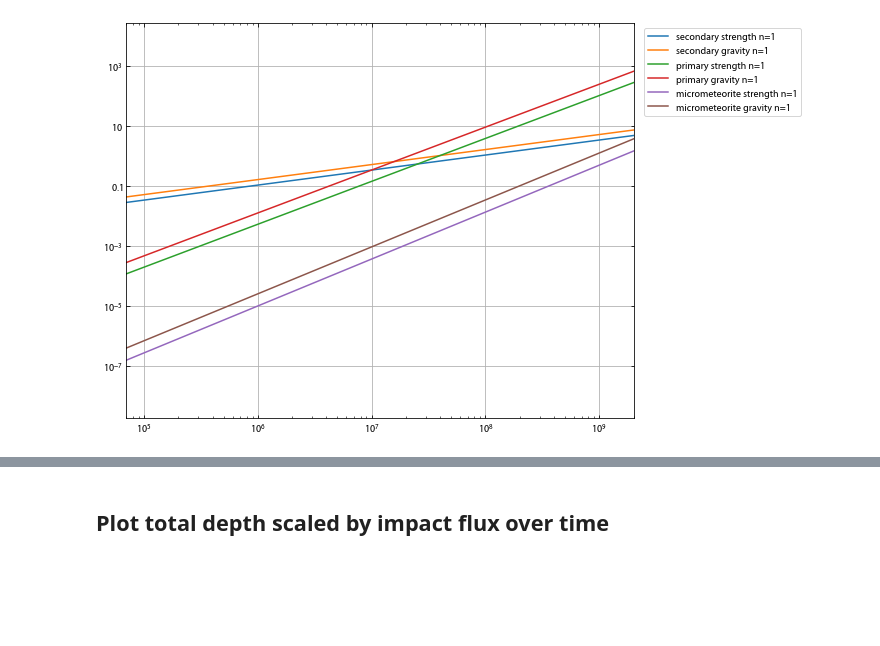
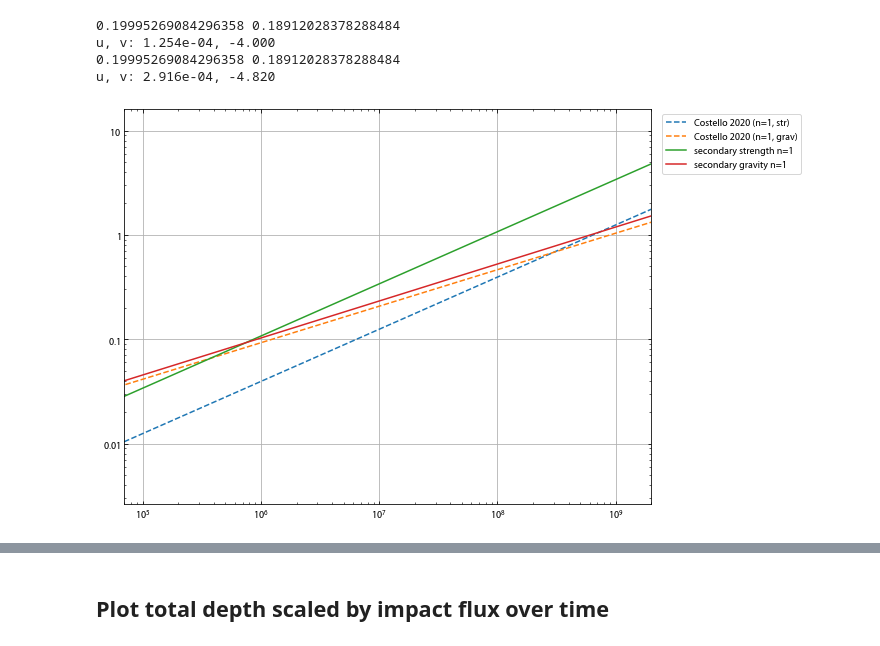
Before and after one commit to cjtu/moonpies, a Jupyter notebook: notebooks/overturn_figs.ipynb, the cells around one changed output, grey strips where cells are left out. Drawn from its saved outputs; the diff is of its cells as text; code cells hidden in the pictures; blank space fills up the shorter version.

Commit message:
Remove impact gardening module, replace with curve from Costello et al. (2020)

```diff
--- a/notebooks/overturn_figs.ipynb
+++ b/notebooks/overturn_figs.ipynb
@@ -9,19 +9,29 @@ cfg = default_config.Cfg()
 # %%
 plt.figure(figsize=(10, 6))
 t_elapsed = np.logspace(4, 10)
 pop = 'primary'
 regime = 'strength'
 n_overturn = 1
-for impactor in ['secondary', 'primary', 'micrometeorite']:
+od_costello_str = mm.overturn_depth_costello_str(t_elapsed)
+plt.loglog(t_elapsed, od_costello_str, '--', label='Costello 2020 (n=1, str)')
+
+od_costello_grav = mm.overturn_depth_costello_grav(t_elapsed)
+plt.loglog(t_elapsed, od_costello_grav, '--', label='Costello 2020 (n=1, grav)')
+
+for impactor in ['secondary']: #, 'primary', 'micrometeorite']:
     # for n_overturn in (1, 10, 100):
     for regime in ('strength', 'gravity'):
         depth = np.zeros_like(t_elapsed)
         depth += mm.overturn_depth_costello(t_elapsed, impactor=impactor, regimes=[regime],
                                             n_overturn=n_overturn, prob=0.99, cfg=cfg)
         plt.loglog(t_elapsed, depth, label=f'{impactor} {regime} n={n_overturn}')
 # plt.ylim(1e-3, 100)
 plt.xlim(7e4, 2e9)
 plt.legend(bbox_to_anchor=(1.01, 1), loc='upper left')
 plt.show()
 # %% [output]
+0.19995269084296358 0.18912028378288484
+u, v: 1.254e-04, -4.000
+0.19995269084296358 0.18912028378288484
+u, v: 2.916e-04, -4.820
-[figure, old version]
+[figure, new version]
```
Also changed, not shown: parts of 4 cells of this notebook, 2 other files.
